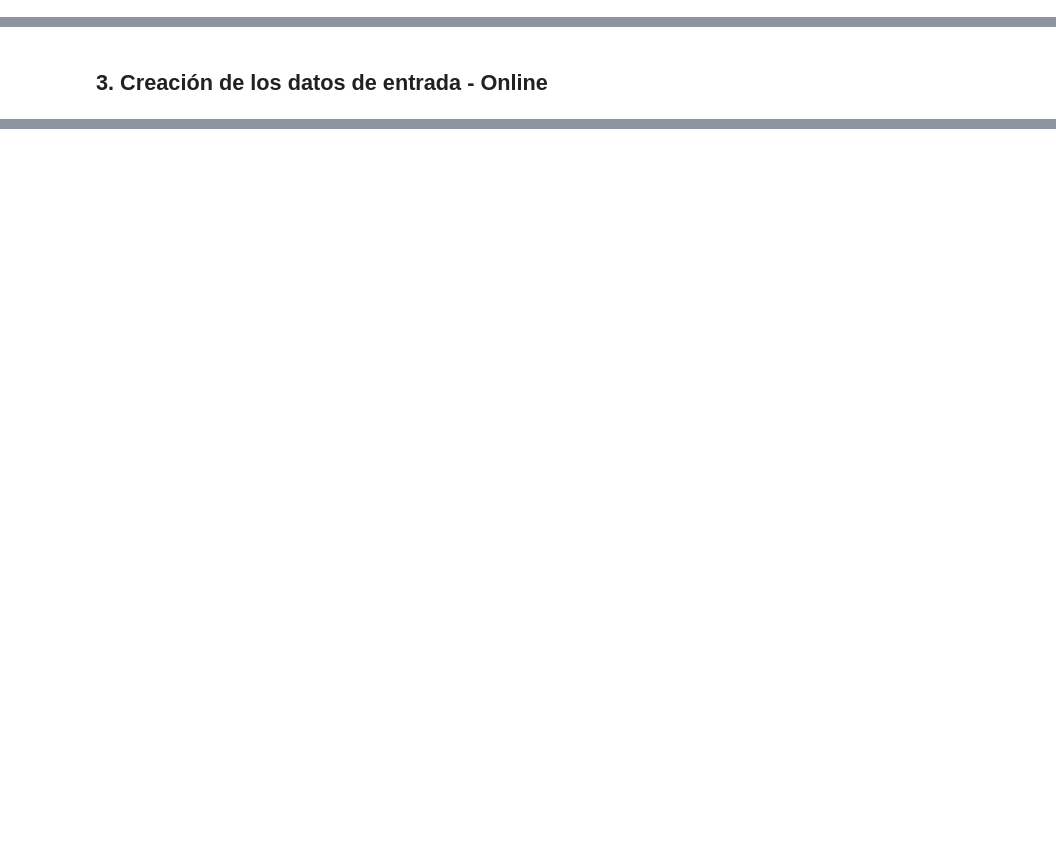
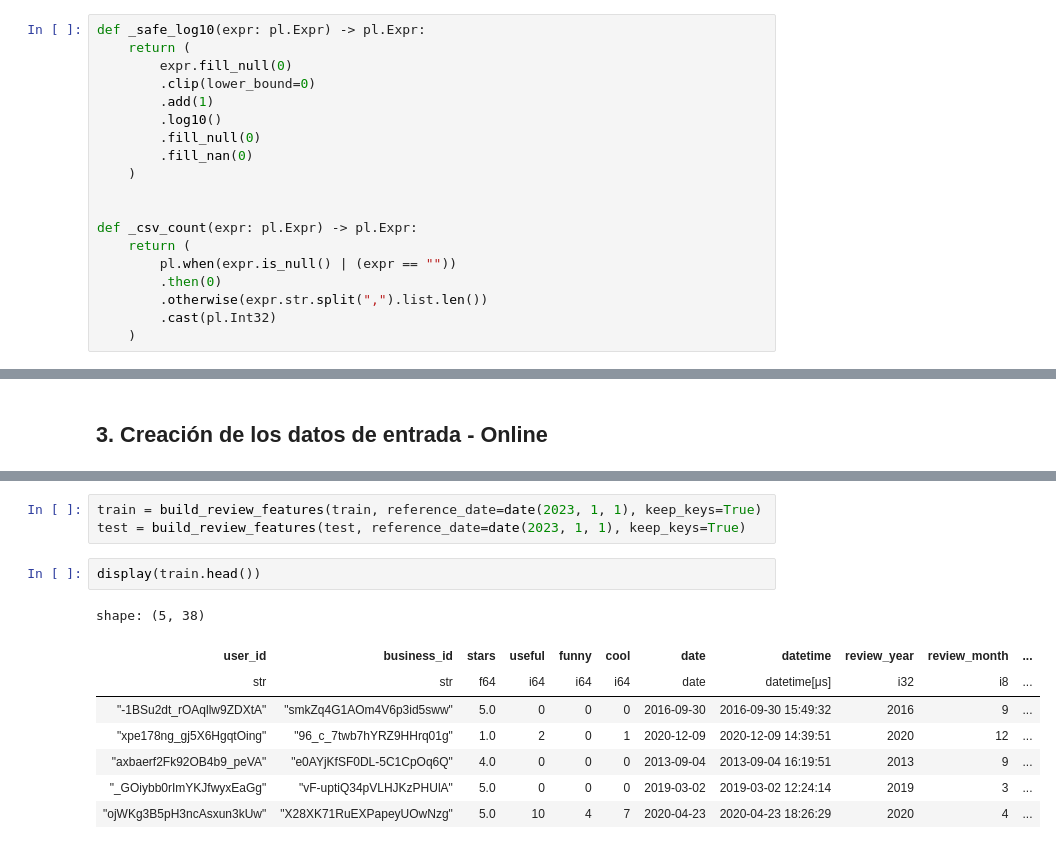
Before and after one commit to yabol02/recsys_content, a Jupyter notebook: notebooks/data_modeling.ipynb, the cells around one changed output, grey strips where cells are left out. Cells and saved outputs as stored; diff of their text form; blank space fills up the shorter version.

```diff
--- a/notebooks/data_modeling.ipynb
+++ b/notebooks/data_modeling.ipynb
@@ -189,0 +105,19 @@ shape: (699_619, 17)
+# %%
+def _safe_log10(expr: pl.Expr) -> pl.Expr:
+    return (
+        expr.fill_null(0)
+        .clip(lower_bound=0)
+        .add(1)
+        .log10()
+        .fill_null(0)
+        .fill_nan(0)
+    )
+
+
+def _csv_count(expr: pl.Expr) -> pl.Expr:
+    return (
+        pl.when(expr.is_null() | (expr == ""))
+        .then(0)
+        .otherwise(expr.str.split(",").list.len())
+        .cast(pl.Int32)
+    )
@@ -629,0 +1298,14 @@ shape: (0, 8)
+# %%
+train = build_review_features(train, reference_date=date(2023, 1, 1), keep_keys=True)
+test = build_review_features(test, reference_date=date(2023, 1, 1), keep_keys=True)
+# %%
+display(train.head())
+# %% [output]
+shape: (5, 38)
+| user_id | business_id | stars | useful | funny | cool | date | datetime | review_year | review_month | ... |
+| str | str | f64 | i64 | i64 | i64 | date | datetime[μs] | i32 | i8 | ... |
+| "-1BSu2dt_rOAqllw9ZDXtA" | "smkZq4G1AOm4V6p3id5sww" | 5.0 | 0 | 0 | 0 | 2016-09-30 | 2016-09-30 15:49:32 | 2016 | 9 | ... |
+| "xpe178ng_gj5X6HgqtOing" | "96_c_7twb7hYRZ9HHrq01g" | 1.0 | 2 | 0 | 1 | 2020-12-09 | 2020-12-09 14:39:51 | 2020 | 12 | ... |
+| "axbaerf2Fk92OB4b9_peVA" | "e0AYjKfSF0DL-5C1CpOq6Q" | 4.0 | 0 | 0 | 0 | 2013-09-04 | 2013-09-04 16:19:51 | 2013 | 9 | ... |
+| "_GOiybb0rImYKJfwyxEaGg" | "vF-uptiQ34pVLHJKzPHUlA" | 5.0 | 0 | 0 | 0 | 2019-03-02 | 2019-03-02 12:24:14 | 2019 | 3 | ... |
+| "ojWKg3B5pH3ncAsxun3kUw" | "X28XK71RuEXPapeyUOwNzg" | 5.0 | 10 | 4 | 7 | 2020-04-23 | 2020-04-23 18:26:29 | 2020 | 4 | ... |
```
Also changed, not shown: parts of 32 cells of this notebook, 4 other files.
